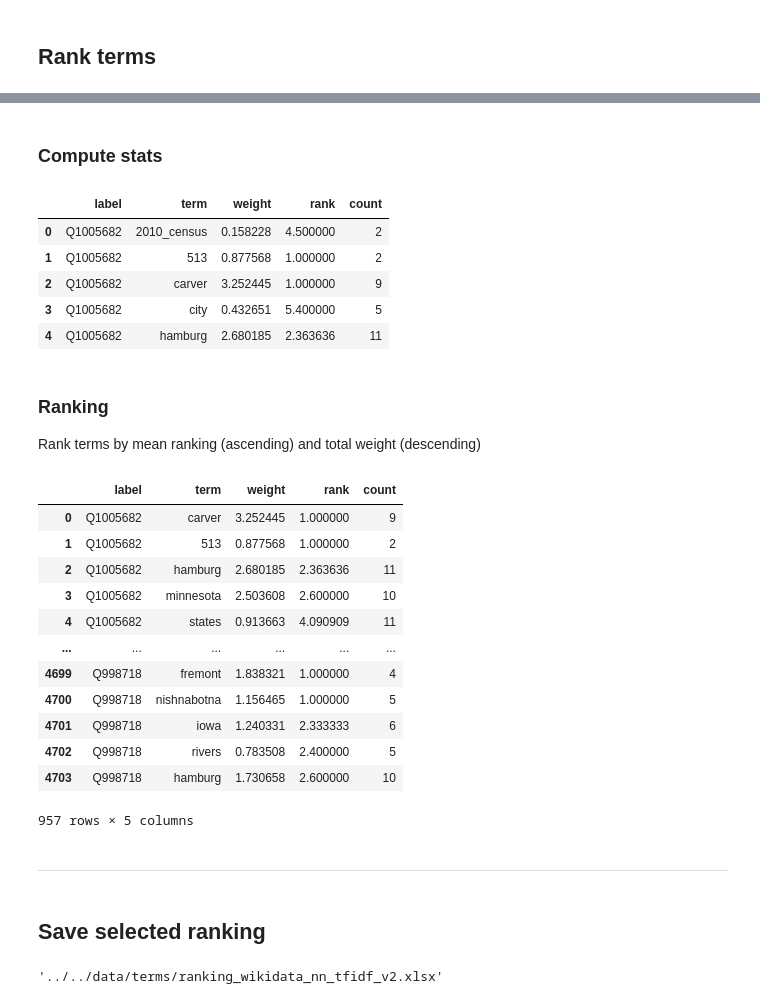
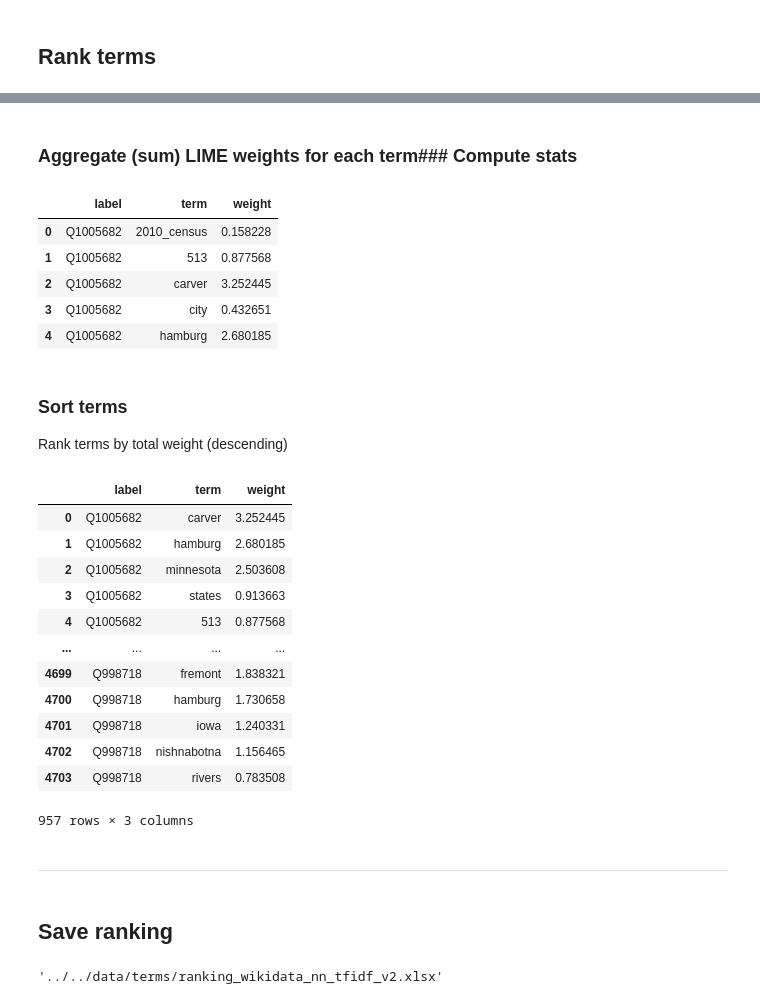
Before and after one commit to jermathew/E2L, a Jupyter notebook: notebooks/terms-ranking/wikidata_v2_nn_tfidf.ipynb, the cells around one changed output, grey strips where cells are left out. Cells and saved outputs as stored; diff of their text form; code cells hidden in the pictures.

```diff
--- a/notebooks/terms-ranking/wikidata_v2_nn_tfidf.ipynb
+++ b/notebooks/terms-ranking/wikidata_v2_nn_tfidf.ipynb
@@ -36,2 +32,0 @@ Add a ranking column by sorting each document's terms by their LIME weight in de
-# %%
-terms_df['rank'] = terms_df.groupby(['label', 'data_id'])['weight'].rank(ascending=False)
@@ -47,45 +33,43 @@ terms_df.head()
 # %% [markdown]
-### Compute stats
+### Aggregate (sum) LIME weights for each term### Compute stats
 # %%
-terms_stats_df_1 = terms_df.groupby(['label', 'term']).agg({'weight': 'sum','rank': 'mean'})
-terms_stats_df_2 = terms_df.groupby(['label', 'term']).size().to_frame('count')
-terms_stats_df = terms_stats_df_1.join(terms_stats_df_2).reset_index()
+terms_stats_df = terms_df.groupby(['label', 'term']).agg({'weight': 'sum'}).reset_index()
 # %%
 terms_stats_df.head()
 # %% [output]
-|  | label | term | weight | rank | count |
-| 0 | Q1005682 | 2010_census | 0.158228 | 4.500000 | 2 |
-| 1 | Q1005682 | 513 | 0.877568 | 1.000000 | 2 |
-| 2 | Q1005682 | carver | 3.252445 | 1.000000 | 9 |
-| 3 | Q1005682 | city | 0.432651 | 5.400000 | 5 |
-| 4 | Q1005682 | hamburg | 2.680185 | 2.363636 | 11 |
+|  | label | term | weight |
+| 0 | Q1005682 | 2010_census | 0.158228 |
+| 1 | Q1005682 | 513 | 0.877568 |
+| 2 | Q1005682 | carver | 3.252445 |
+| 3 | Q1005682 | city | 0.432651 |
+| 4 | Q1005682 | hamburg | 2.680185 |
 # %% [markdown]
-### Ranking
-Rank terms by mean ranking (ascending) and total weight (descending)
+### Sort terms
+Rank terms by total weight (descending)
 # %%
-ranking1_df = terms_stats_df.groupby('label')\
-                .apply(lambda grp: grp.sort_values(by=['rank', 'weight'], ascending=[True, False]))\
+ranking_df = terms_stats_df.groupby('label')\
+                .apply(lambda grp: grp.sort_values(by='weight', ascending=False))\
                 .reset_index(drop=True)
 # %%
-ranking1_df.groupby('label').head()
+ranking_df.groupby('label').head()
 # %% [output]
-|  | label | term | weight | rank | count |
-| 0 | Q1005682 | carver | 3.252445 | 1.000000 | 9 |
-| 1 | Q1005682 | 513 | 0.877568 | 1.000000 | 2 |
-| 2 | Q1005682 | hamburg | 2.680185 | 2.363636 | 11 |
-| 3 | Q1005682 | minnesota | 2.503608 | 2.600000 | 10 |
-| 4 | Q1005682 | states | 0.913663 | 4.090909 | 11 |
-| ... | ... | ... | ... | ... | ... |
-| 4699 | Q998718 | fremont | 1.838321 | 1.000000 | 4 |
-| 4700 | Q998718 | nishnabotna | 1.156465 | 1.000000 | 5 |
-| 4701 | Q998718 | iowa | 1.240331 | 2.333333 | 6 |
-| 4702 | Q998718 | rivers | 0.783508 | 2.400000 | 5 |
-| 4703 | Q998718 | hamburg | 1.730658 | 2.600000 | 10 |
+|  | label | term | weight |
+| 0 | Q1005682 | carver | 3.252445 |
+| 1 | Q1005682 | hamburg | 2.680185 |
+| 2 | Q1005682 | minnesota | 2.503608 |
+| 3 | Q1005682 | states | 0.913663 |
+| 4 | Q1005682 | 513 | 0.877568 |
+| ... | ... | ... | ... |
+| 4699 | Q998718 | fremont | 1.838321 |
+| 4700 | Q998718 | hamburg | 1.730658 |
+| 4701 | Q998718 | iowa | 1.240331 |
+| 4702 | Q998718 | nishnabotna | 1.156465 |
+| 4703 | Q998718 | rivers | 0.783508 |
-957 rows × 5 columns
+957 rows × 3 columns
 # %% [markdown]
 ---
 # %% [markdown]
-## Save selected ranking
+## Save ranking
 # %%
 ranking_filename = f'ranking_wikidata_nn_tfidf_{version}.xlsx'
 ranking_filepath = os.path.join(root_dir, data_dir, ranking_filename)
```
Also changed, not shown: parts of 3 cells of this notebook, 8 other files.
